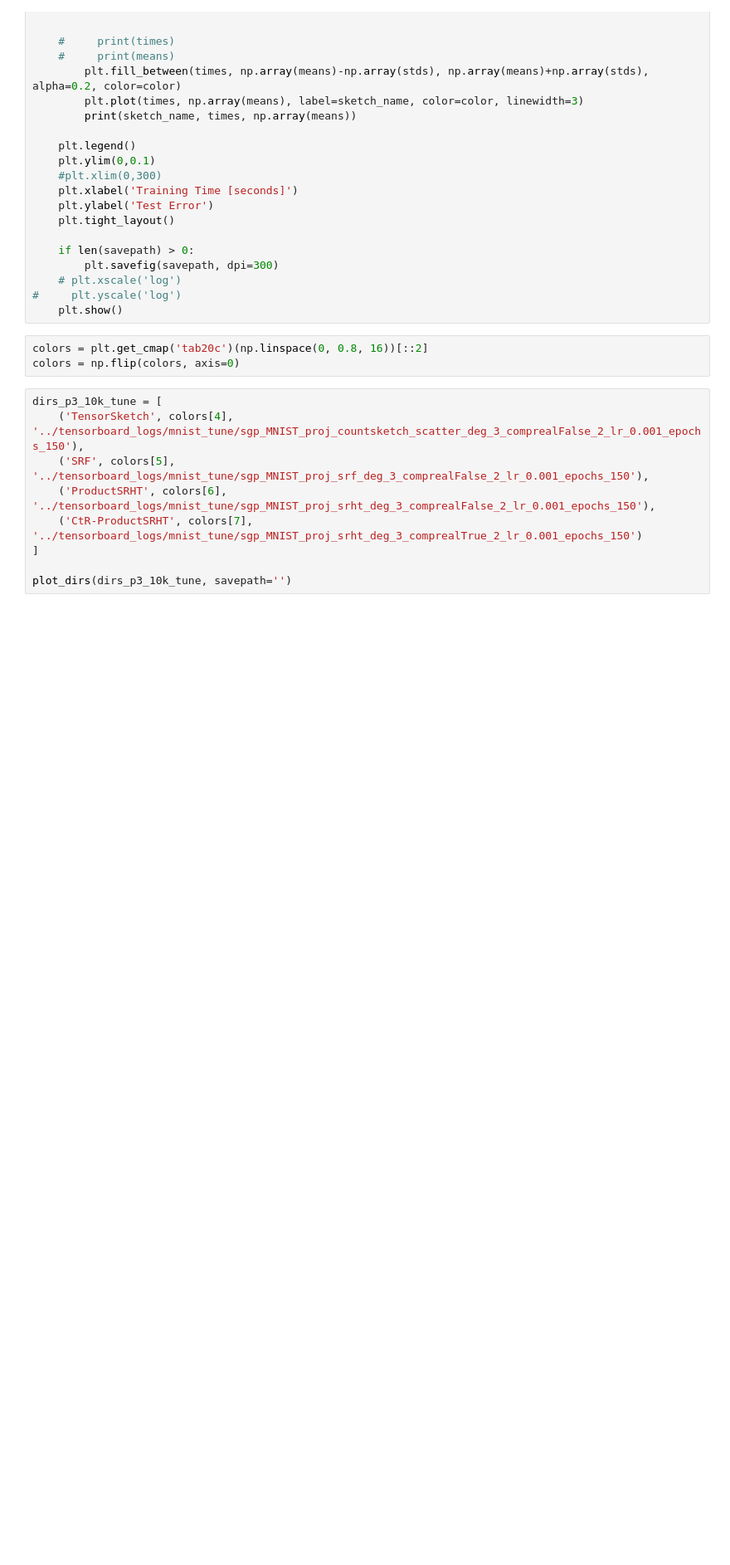
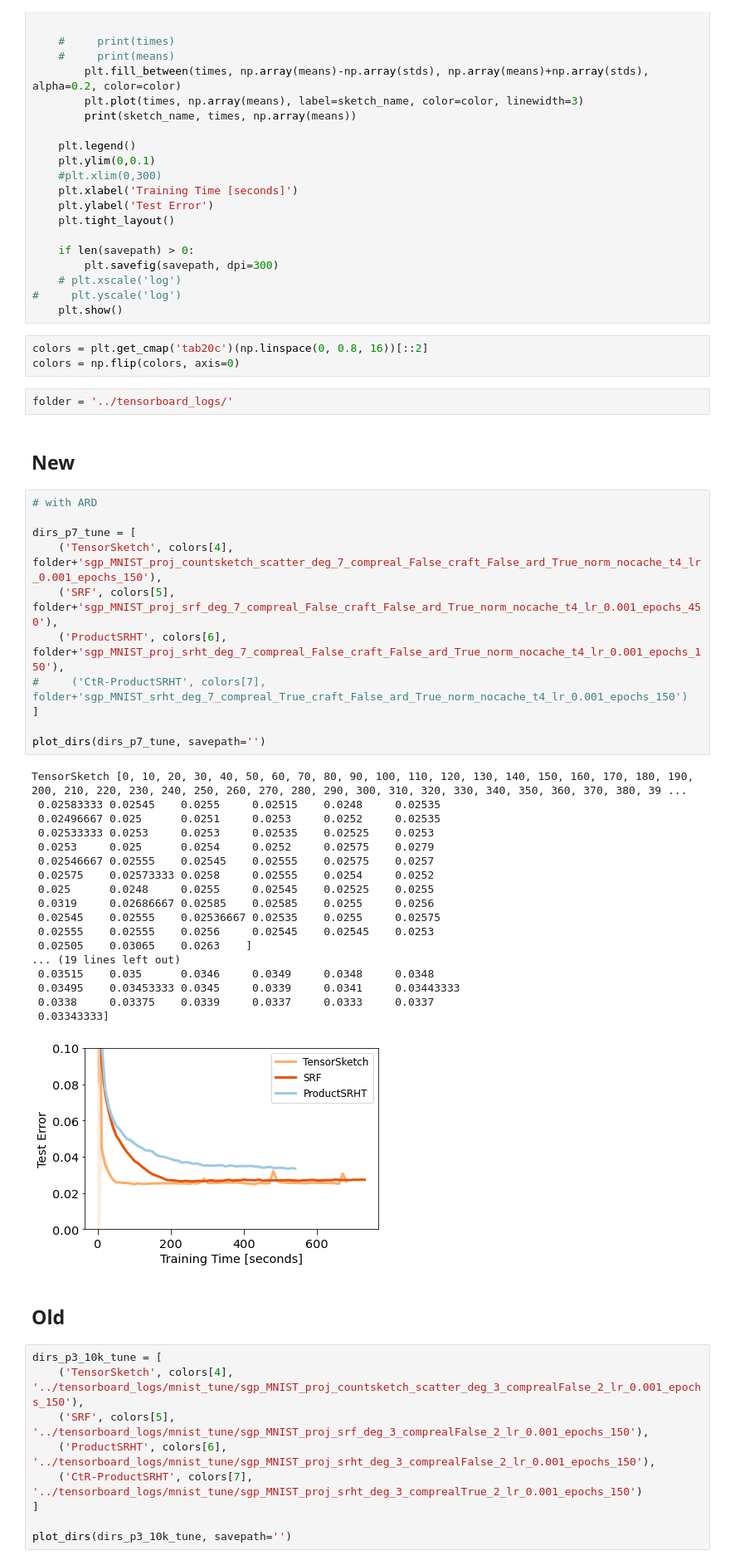
Before and after one commit to joneswack/dp-rfs, a Jupyter notebook: notebooks/read-tf-logs.ipynb, the cells around one changed output. Shown at 83% size. Cells and saved outputs as stored; diff of their text form; blank space fills up the shorter version.

```diff
--- a/notebooks/read-tf-logs.ipynb
+++ b/notebooks/read-tf-logs.ipynb
@@ -83,6 +83,42 @@ def plot_dirs(dirs, savepath=''):
 # %%
 colors = plt.get_cmap('tab20c')(np.linspace(0, 0.8, 16))[::2]
 colors = np.flip(colors, axis=0)
+# %%
+folder = '../tensorboard_logs/'
+# %% [markdown]
+## New
+# %%
+# with ARD
+
+dirs_p7_tune = [
+    ('TensorSketch', colors[4], folder+'sgp_MNIST_proj_countsketch_scatter_deg_7_compreal_False_craft_False_ard_True_norm_nocache_t4_lr_0.001_epochs_150'),
+    ('SRF', colors[5], folder+'sgp_MNIST_proj_srf_deg_7_compreal_False_craft_False_ard_True_norm_nocache_t4_lr_0.001_epochs_450'),
+    ('ProductSRHT', colors[6], folder+'sgp_MNIST_proj_srht_deg_7_compreal_False_craft_False_ard_True_norm_nocache_t4_lr_0.001_epochs_150'),
+#     ('CtR-ProductSRHT', colors[7], folder+'sgp_MNIST_srht_deg_7_compreal_True_craft_False_ard_True_norm_nocache_t4_lr_0.001_epochs_150')
+]
+
+plot_dirs(dirs_p7_tune, savepath='')
+# %% [output]
+TensorSketch [0, 10, 20, 30, 40, 50, 60, 70, 80, 90, 100, 110, 120, 130, 140, 150, 160, 170, 180, 190, 200, 210, 220, 230, 240, 250, 260, 270, 280, 290, 300, 310, 320, 330, 340, 350, 360, 370, 380, 39 ...
+ 0.02583333 0.02545    0.0255     0.02515    0.0248     0.02535
+ 0.02496667 0.025      0.0251     0.0253     0.0252     0.02535
+ 0.02533333 0.0253     0.0253     0.02535    0.02525    0.0253
+ 0.0253     0.025      0.0254     0.0252     0.02575    0.0279
+ 0.02546667 0.02555    0.02545    0.02555    0.02575    0.0257
+ 0.02575    0.02573333 0.0258     0.02555    0.0254     0.0252
+ 0.025      0.0248     0.0255     0.02545    0.02525    0.0255
+ 0.0319     0.02686667 0.02585    0.02585    0.0255     0.0256
+ 0.02545    0.02555    0.02536667 0.02535    0.0255     0.02575
+ 0.02555    0.02555    0.0256     0.02545    0.02545    0.0253
+ 0.02505    0.03065    0.0263    ]
+... (19 lines left out)
+ 0.03515    0.035      0.0346     0.0349     0.0348     0.0348
+ 0.03495    0.03453333 0.0345     0.0339     0.0341     0.03443333
+ 0.0338     0.03375    0.0339     0.0337     0.0333     0.0337
+ 0.03343333]
+[figure, added]
+# %% [markdown]
+## Old
 # %%
 dirs_p3_10k_tune = [
     ('TensorSketch', colors[4], '../tensorboard_logs/mnist_tune/sgp_MNIST_proj_countsketch_scatter_deg_3_comprealFalse_2_lr_0.001_epochs_150'),
```
Also changed, not shown: 3 other files.
